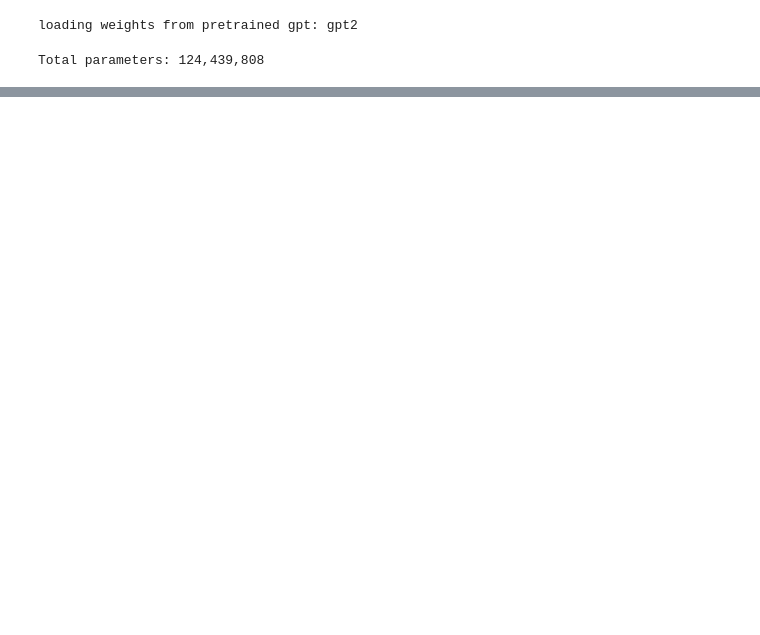
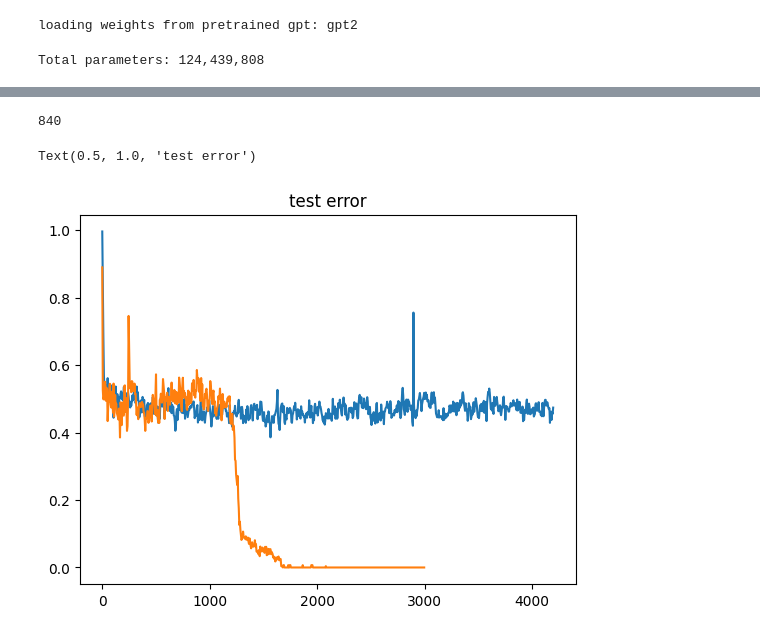
Before and after one commit to ars22/EasyLM, a Jupyter notebook: EasyLM/star_graph/star_graph_gpt_pgcs.ipynb, the cells around one changed output, grey strips where cells are left out. Drawn from its saved outputs; the diff is of its cells as text; code cells hidden in the pictures; blank space fills up the shorter version.

```diff
--- a/EasyLM/star_graph/star_graph_gpt_pgcs.ipynb
+++ b/EasyLM/star_graph/star_graph_gpt_pgcs.ipynb
@@ -166,10 +181,10 @@ tokenizer = AutoTokenizer.from_pretrained(config.gpt2_model_type)
 tokenizer.pad_token_id = tokenizer.eos_token_id
 
 # LOAD DATASET
-data_path = 'deg_2_path_5_nodes_10'
+data_path = 'deg_2_path_4_nodes_20'
 train_path, test_path = data_path + '_train_200000.txt', data_path + '_test_20000.txt'
-train_data = Graphs(tokenizer=tokenizer, n_samples=20000, data_path=train_path)
-test_data = Graphs(tokenizer=tokenizer, n_samples=500, data_path=test_path)
+train_data = Graphs(tokenizer=tokenizer, n_samples=30000, data_path=train_path)
+test_data = Graphs(tokenizer=tokenizer, n_samples=200, data_path=test_path)
 train_data.train()
 
 # sanity check
@@ -177,7 +192,7 @@ print(train_data[0], tokenizer.decode(train_data[0][0]), tokenizer.decode(train_
 
 # LOAD DATALOADER
 train_loader = DataLoader(train_data, batch_size=config.batch_size, shuffle=True, drop_last=True)
-test_loader = DataLoader(test_data, batch_size=config.batch_size, shuffle=False, drop_last=True)
+test_loader = DataLoader(test_data, batch_size=config.batch_size, shuffle=False, drop_last=False)
 # %% [output]
 Equal sequence lengths!
 Equal sequence lengths!
@@ -517,8 +547,8 @@ def train_step_onpolicy(state: TrainState, pos_input_tokens, pos_target_tokens,
 # %%
 import numpy as np
-train_loss, train_acc, phard = AverageMeter(), AverageMeter(), AverageMeter()
+train_loss, train_acc, phard, sft = AverageMeter(), AverageMeter(), AverageMeter(), AverageMeter()
 policy_train_acc, policy_test_acc = AverageMeter(), AverageMeter()
-point = 0
+point = 24
 # %%
 import numpy as np
 import random
@@ -601,0 +650,27 @@ evaluate(hf_params, train_state, train_loader)
+# %%
+# evaluate(hf_params, train_state, train_loader)
+import pickle
+a  = {
+    'train_loss': train_loss.list,
+    'train_acc': train_acc.list,
+    'phard': phard.list,
+    'policy_train_acc': policy_train_acc.list,
+    'policy_test_acc': policy_test_acc.list,
+    'sft_loss': sft.list
+}
+with open(f'sft+dpo_node20_sft_changeat_{point}_run.pkl', 'wb') as f:
+    pickle.dump(a, f)
+# %%
+len(pickle.load(open(f'sft+dpo_node20_sft_changeat_{point}_run.pkl', 'rb'))['phard'])
+# %% [output]
+840
+# %%
+import matplotlib.pyplot as plt
+plt.plot(np.arange(0,len(policy_test_acc.list)*5,5), 1.0-np.array(policy_test_acc.list))
+
+a =pickle.load(open(f'sft+dpo_node20_sft_changeat_2_run.pkl', 'rb'))['policy_test_acc']
+plt.plot(np.arange(0,len(a)*5,5), 1.0-np.array(a))
+plt.title('test error')
+# %% [output]
+Text(0.5, 1.0, 'test error')
+[figure, added]
```
Also changed, not shown: parts of 21 cells of this notebook, 28 other files.
